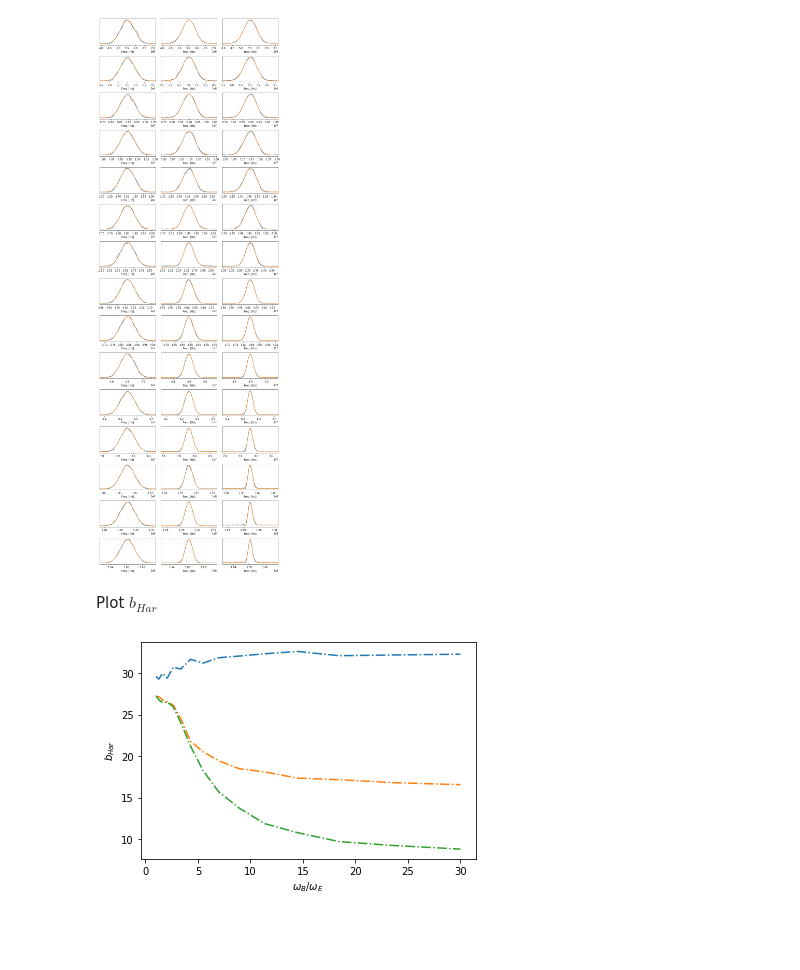
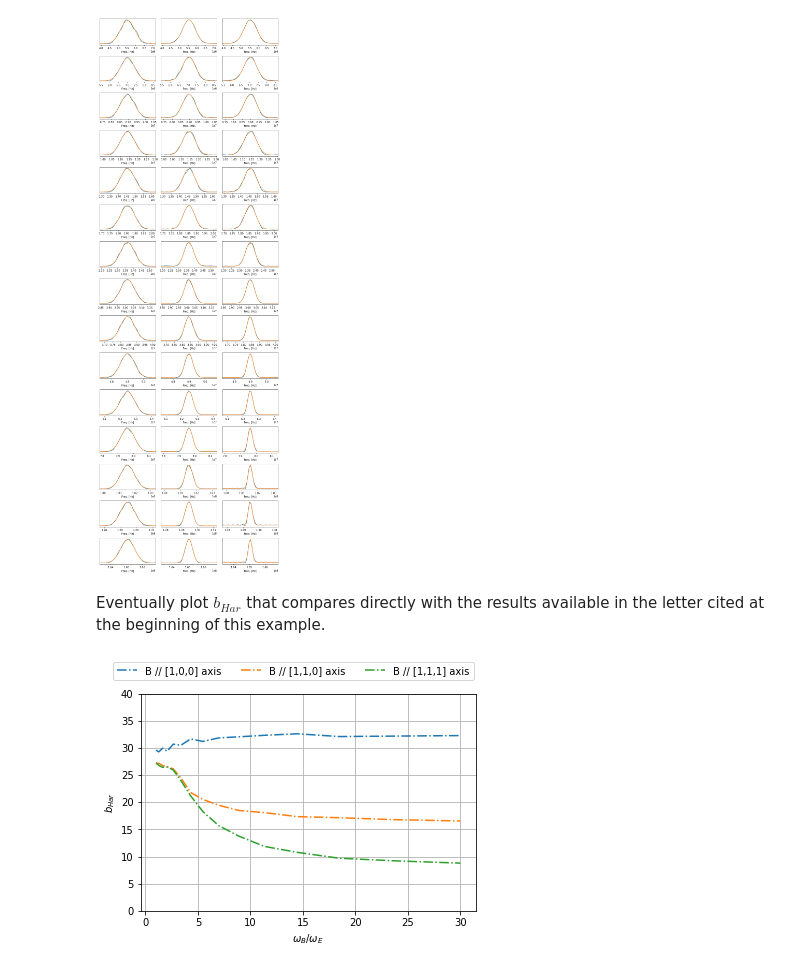
Before and after one commit to bonfus/undi, a Jupyter notebook: examples/Hartmann.ipynb, the cells around one changed output. Drawn from its saved outputs; the diff is of its cells as text; code cells hidden in the pictures; blank space fills up the shorter version.

Commit message:
Final tweaks to Hartmann example

```diff
--- a/examples/Hartmann.ipynb
+++ b/examples/Hartmann.ipynb
@@ -253,15 +251,19 @@ fig.tight_layout()
 plt.show()
 # %% [output]
 [figure]
-# %% [markdown]
-Plot $b_{Har}$
+# %% [markdown]
+Eventually plot $b_{Har}$ that compares directly with the results
+available in the letter cited at the beginning of this example.
 # %%
 fig, axes = plt.subplots(1, 1)
 axes.plot(factors,bhar[:,0], label = 'B // [1,0,0] axis', linestyle='-.')
 axes.plot(factors,bhar[:,1], label = 'B // [1,1,0] axis', linestyle='-.')
 axes.plot(factors,bhar[:,2], label = 'B // [1,1,1] axis', linestyle='-.')
 axes.set_ylabel('$b_{Har}$')
 axes.set_xlabel('$\omega_B/\omega_E$')
+axes.set_ylim([0,40])
+axes.grid()
+fig.legend(loc=9,ncol=3)
 plt.show()
 # %% [output]
-[figure, old version]
+[figure, new version]
```
Also changed, not shown: parts of 4 cells of this notebook, 1 other file.
